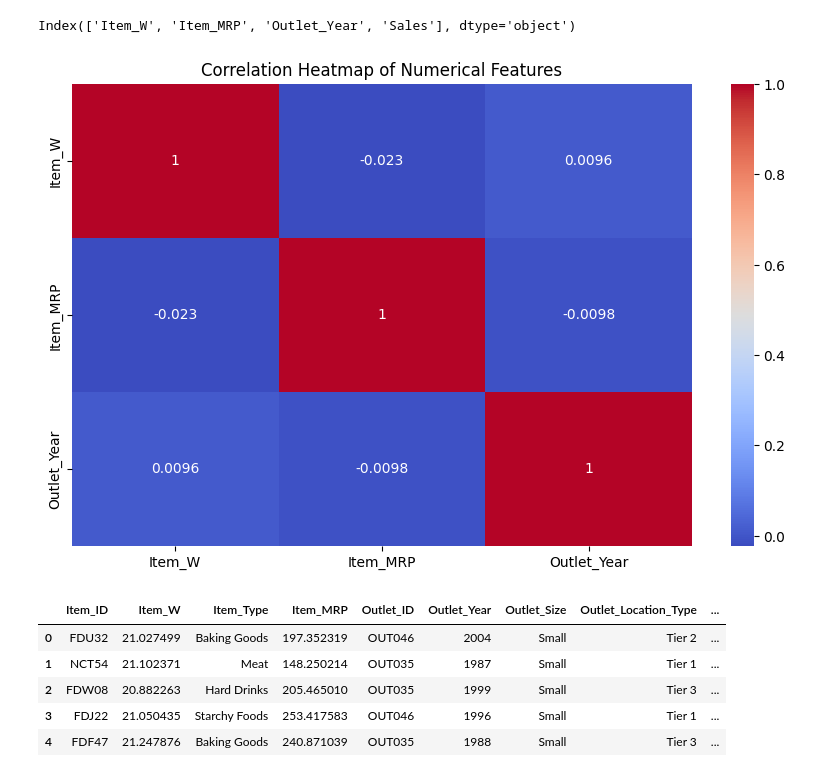
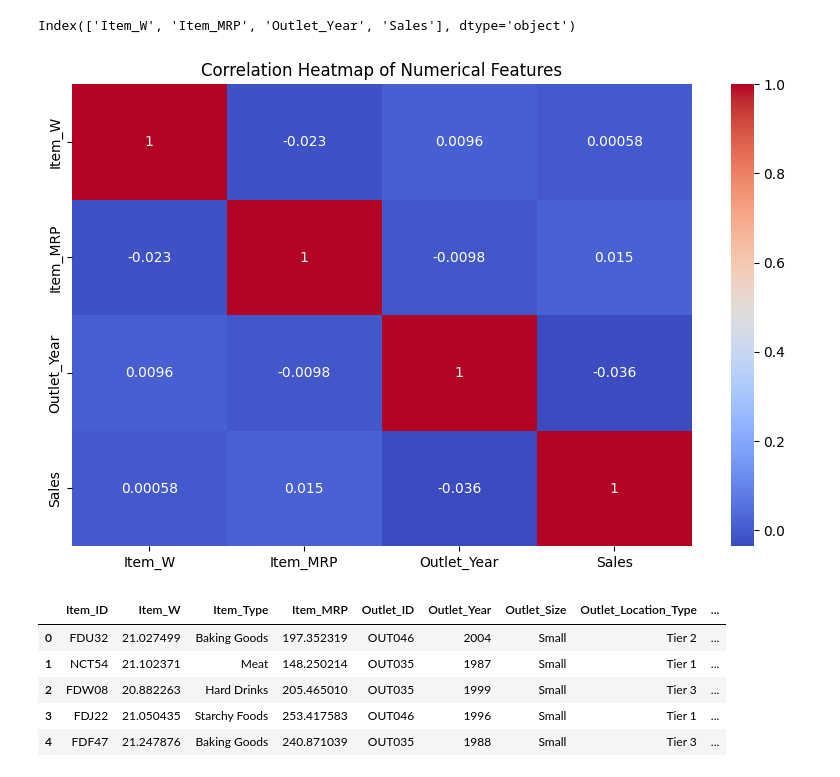
Before and after one commit to riwaz-joshi08/Supermarket_Data_Analysis, a Jupyter notebook: Supermarket_Data_Analysis.ipynb, the cells around one changed output. Cells and saved outputs as stored; diff of their text form; code cells hidden in the pictures.

```diff
--- a/Supermarket_Data_Analysis.ipynb
+++ b/Supermarket_Data_Analysis.ipynb
@@ -449,13 +449,13 @@ num_cols.columns
 # %% [output]
 Index(['Item_W', 'Item_MRP', 'Outlet_Year', 'Sales'], dtype='object')
 # %%
-num_cols.drop(columns=['Sales'],inplace=True)
+# num_cols.drop(columns=['Sales'],inplace=True)
 plt.figure(figsize=(10,6))
 sns.heatmap(num_cols.corr(), annot=True, cmap='coolwarm')
 plt.title("Correlation Heatmap of Numerical Features")
 plt.show()
 # %% [output]
-[figure, old version]
+[figure, new version]
 # %%
 train_cleaned.head()
 # %% [output]
```
Also changed, not shown: parts of 19 cells of this notebook, 3 other files.
